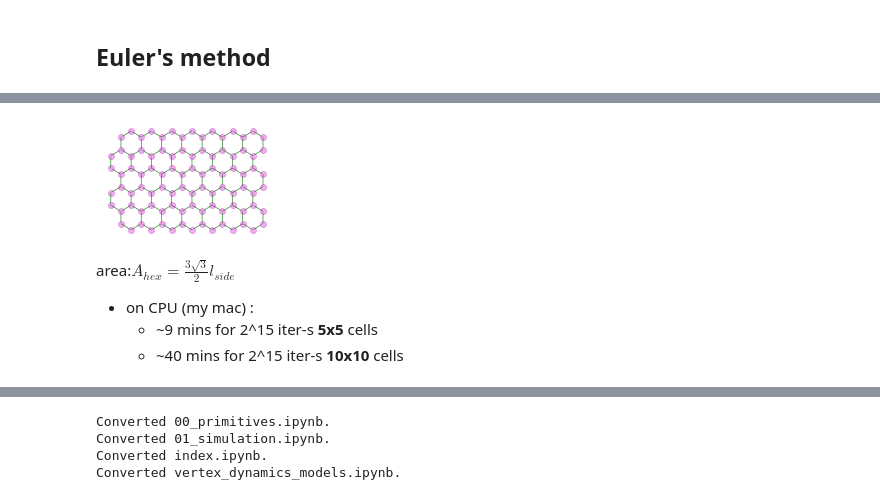
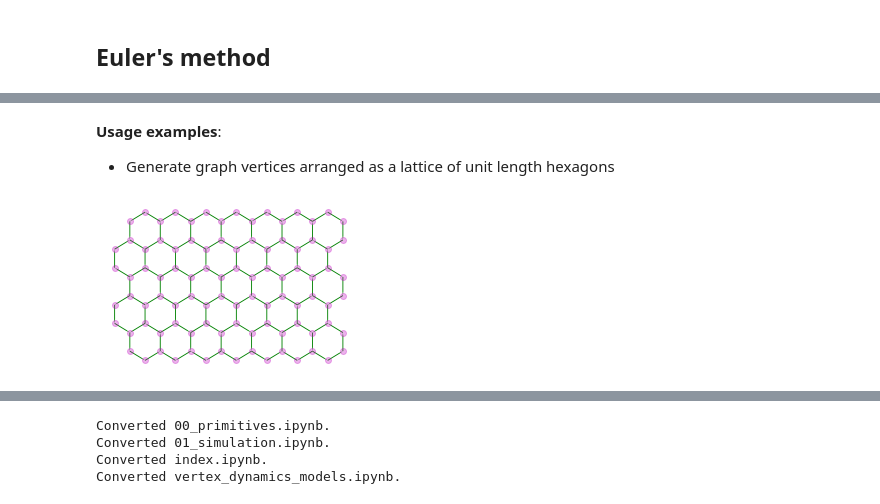
Before and after one commit to mshagirov/vertex_simulation, a Jupyter notebook: nbs/01_simulation.ipynb, the cells around one changed output, grey strips where cells are left out. Saved outputs shown, nothing was run; the diff lists cells and outputs as text; code cells hidden in the pictures.

```diff
--- a/nbs/01_simulation.ipynb
+++ b/nbs/01_simulation.ipynb
@@ -80,7 +79,8 @@ def mask2vrn_region(verts,vrn_regions,row_mask):
 def unit_hexagons(Ny,Nx):
     '''Produces Ny rows-by-Nx columns of hexagons with unit length edges.
 
-    Uses scipy.spatial.Voronoi, then trims non-hexagon edge cells and vertices.
+    Uses scipy.spatial.Voronoi, and unit_hex_seeds then trims
+    non-hexagon edge cells and vertices.
 
     Returns:
     - `v_x`: vertex locations, Mx2 `numpy` array (M number of vertices)
@@ -109,10 +113,15 @@ def unit_hexagons(Ny,Nx):
+# %% [markdown]
+**Usage examples**:
+
+- Generate graph vertices arranged as a lattice of unit length hexagons
 # %%
-v_x,regions =unit_hexagons(5,7)
-edge_list,cells = VoronoiRegions2Edges(regions)
+v_x,regions =unit_hexagons(5,7) # unit hexagon vertices
+edge_list,_ = VoronoiRegions2Edges(regions) #get list of edges
 
-plt.figure(figsize=[3,2])
+# display the graph:
+plt.figure(figsize=[4.5,3])
 plot_graph_as_quiver(Graph(Vertex(v_x),torch.tensor(edge_list)))
 plt.plot(v_x[:,0],v_x[:,1],'mo',alpha=.3)
 plt.show()
 # %% [output]
-[figure, old version]
+[figure, new version]
@@ -160,6 +127,0 @@ plt.show()
-# %% [markdown]
-area:$A_{hex}=\frac{3\sqrt{3}}{2}l_{side}$
-
-- on CPU (my mac) :
-    - ~9 mins for 2^15 iter-s **5x5** cells
-    - ~40 mins for 2^15 iter-s **10x10** cells
```
Also changed, not shown: parts of 11 cells of this notebook, 3 other files.
